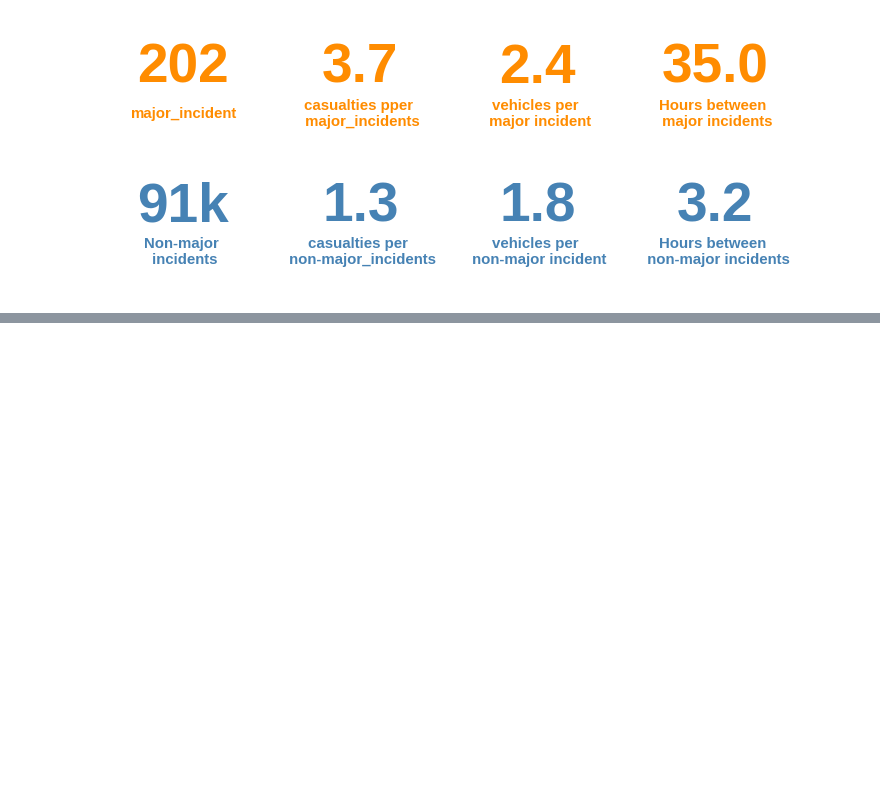
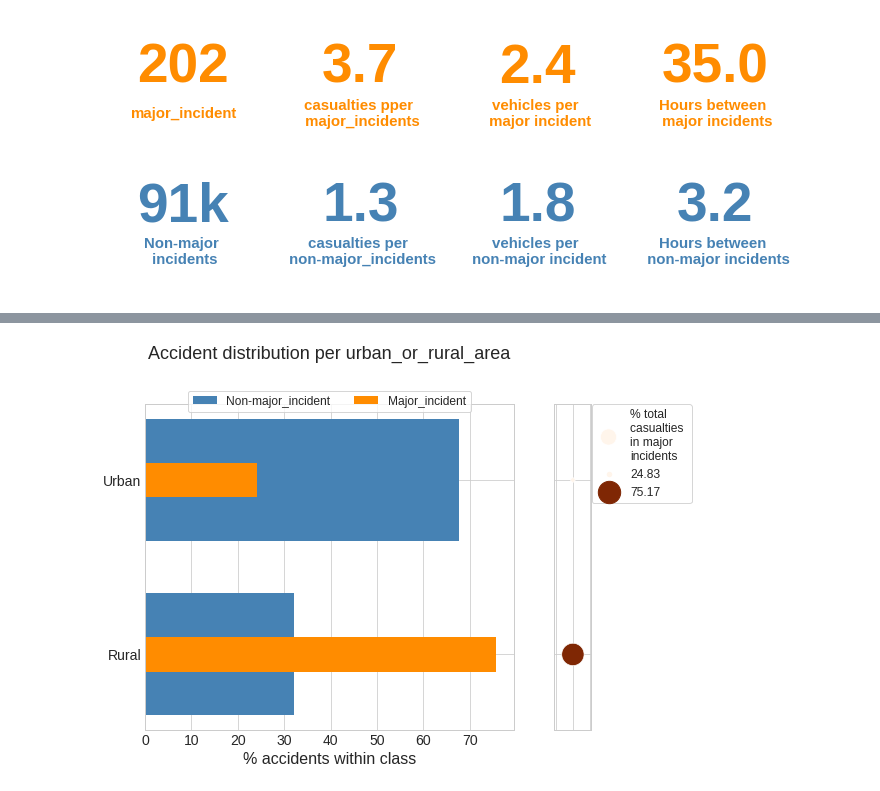
Before and after one commit to SirTee12/Hidden-Killer-on-the-road-Analysis-, a Jupyter notebook: Hidden_killer_on_the_road_analysis.ipynb, the cells around one changed output, grey strips where cells are left out. Saved outputs shown, nothing was run; the diff lists cells and outputs as text; code cells hidden in the pictures; blank space fills up the shorter version.

```diff
--- a/Hidden_killer_on_the_road_analysis.ipynb
+++ b/Hidden_killer_on_the_road_analysis.ipynb
@@ -591,9 +563,9 @@ def cat_distribution(col, df = accident):
     # Group categorical feature with numbers of accidents and casualties for each
     # incident type
     part1 = df.groupby(['major_incident', col], as_index = False)\
-                      ['number_of_casulaties'].size()
+                      ['number_of_casualties'].size()
     part2 = df.groupby(['major_incident', col], as_index = False)\
-                      ['number_of_casulaties'].sum()
+                      ['number_of_casualties'].sum()
     group = pd.concat([part1, part2[['number_of_casualties']]], axis = 1)
 
         # Calculate percentage of accidents per category for each incident type
@@ -616,7 +588,7 @@ def cat_distribution(col, df = accident):
     # Label categories within group
     group['field name'] = col
     group[col] = group[col].astype('string')
-    group = group.merge(labels, how='left', left_on=['field name', col], \
+    group = group.merge(label, how='left', left_on=['field name', col], \
                          right_on=['field name', 'code/format'])
     group[col] = group[col].astype('int64')
 
@@ -628,19 +600,20 @@ def cat_distribution(col, df = accident):
     return group
 # %%
 # Create function to plot distribution of accidents and casualties in categorical feature
-def plot_bullets_(col, ax1, ax2, df=accidents, text=''):
+def plot_bullets(col, ax1, ax2, df=accident, text=''):
     """Function that plots distribution of accidents
     and casualties per incident type in given list of
     categorical columns"""
 
     # Create group to plot
-    group = cat_dist_(col, df)
+    group = cat_distribution(col, df)
 
     # Code to sort values according to categorical feature used
     #if (col=='hour') | (col=='hour') | (col=='day_of_week'):
     #    group = group.sort_values(['major_incident', col], ascending=[True, False])
 
-    # Bars
+    # Create the Bar chart
+
     _ = ax1.barh(data=group[group['major_incident']==0], width='fraction', y='label', \
                  color='steelblue', label='Non-major_incident', height=0.7)
     _ = ax1.barh(data=group[group['major_incident']==1], width='fraction', y='label', \
@@ -651,7 +624,7 @@ def plot_bullets_(col, ax1, ax2, df=accidents, text=''):
     _ = ax1.legend(loc='upper center', frameon=True, fontsize='large', \
                    bbox_to_anchor=(0.5, 1.06), ncol=2)
 
-    # Percentage casualties
+    # create plot for Percentage casualties
     x = [1 for i in range(len(group[group['major_incident']==1][col]))]
     _ = sns.scatterplot(data=group[group['major_incident']==1], x=x, y='label', \
                         palette='Oranges', label='% total\ncasualties \nin major \nincidents', \
@@ -711,0 +694,8 @@ plot_monthly_avg(minor_incident, 'number_of_vehicles', 'non-major', ax[1])
+# %%
+# Plot distribution of accidents and casualties per urban or rural areas
+#plt.style.use('seaborn-whitegrid')
+fig, ax = plt.subplots(1 ,2, figsize= (8, 6),
+                       sharey = True, gridspec_kw= dict(width_ratios = [3, 0.3]))
+plot_bullets('urban_or_rural_area', ax[0], ax[1])
+# %% [output]
+[figure, added]
```
Also changed, not shown: parts of 48 cells of this notebook.
